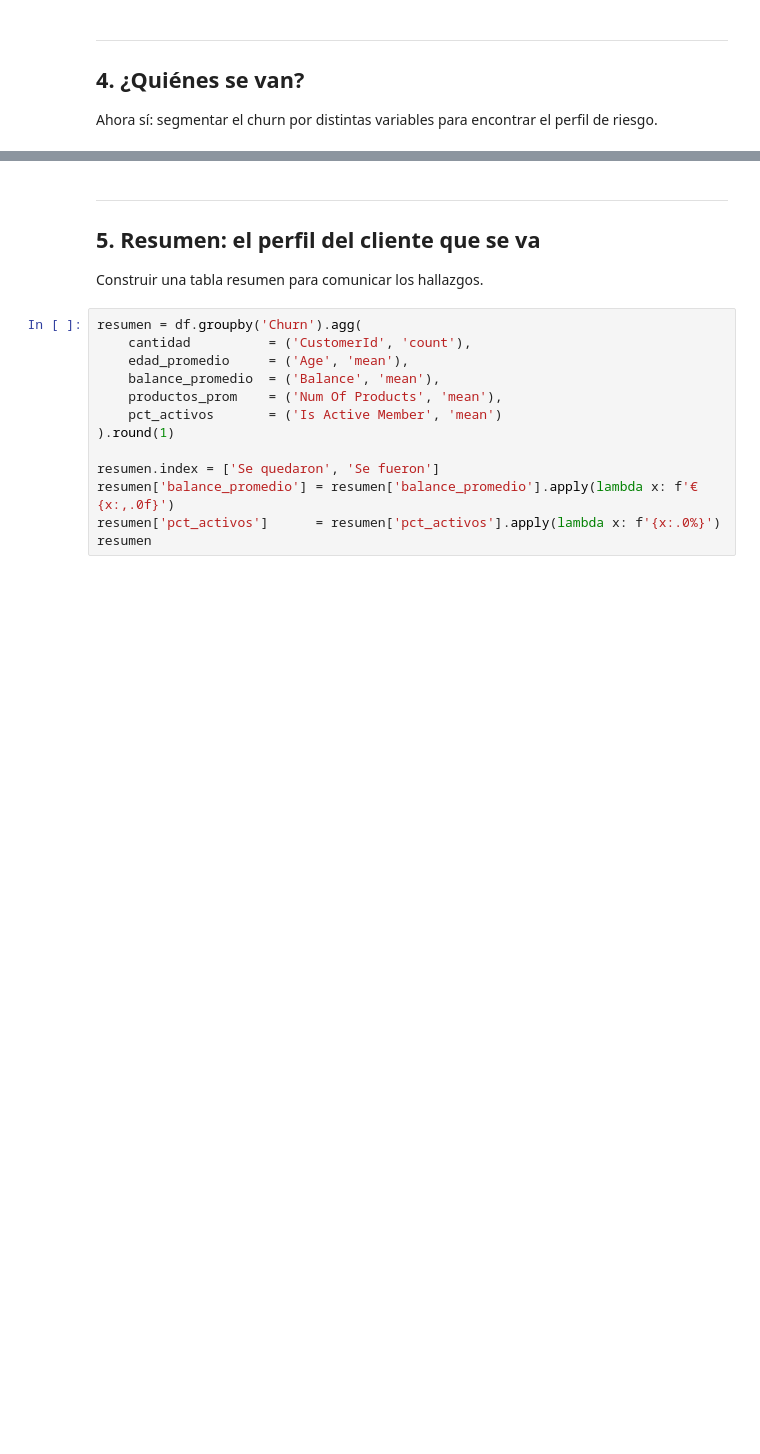
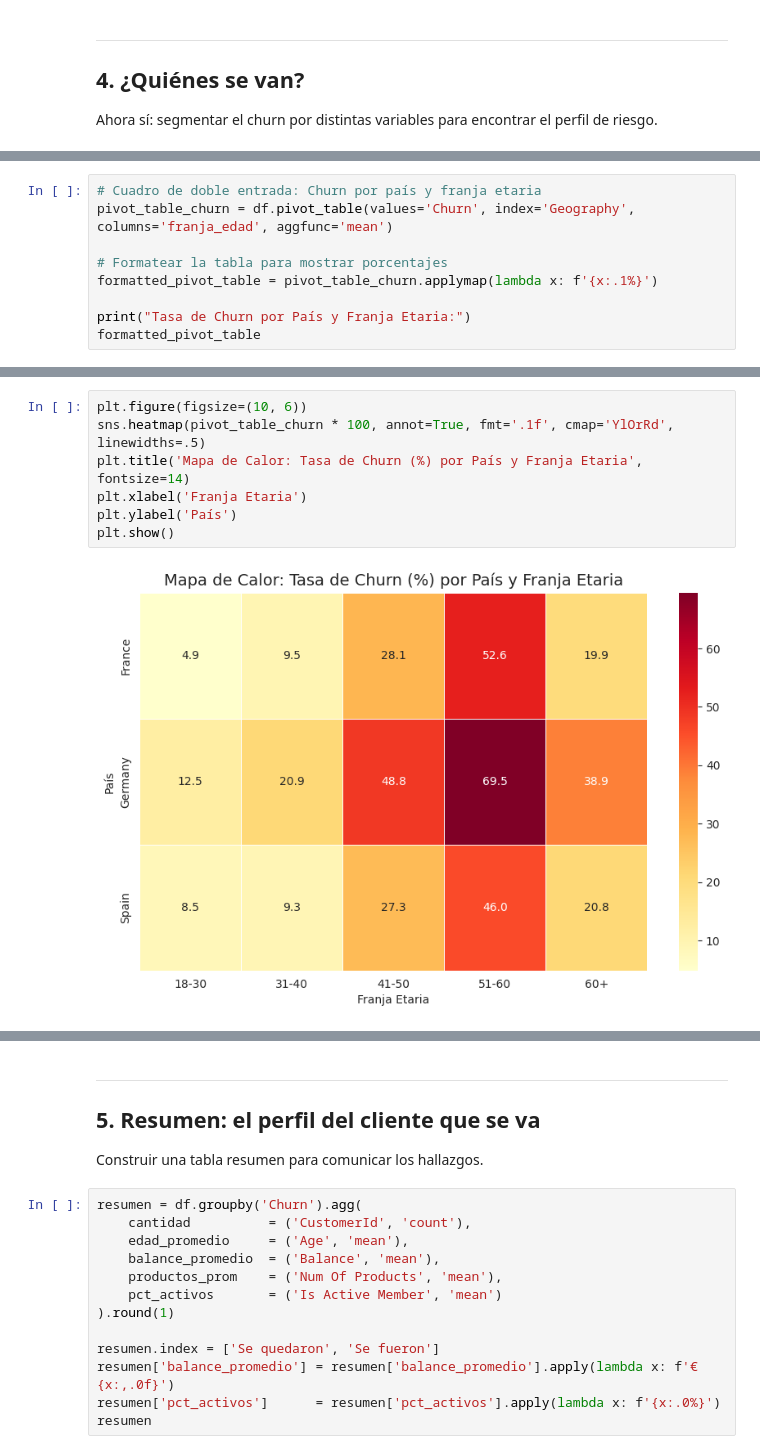
Before and after one commit to camilojaure/itba-pad, a Jupyter notebook: Clase 1/Clase_1_Intro.ipynb, the cells around one changed output, grey strips where cells are left out. Cells and saved outputs as stored; diff of their text form; blank space fills up the shorter version.

```diff
--- a/Clase 1/Clase_1_Intro.ipynb
+++ b/Clase 1/Clase_1_Intro.ipynb
@@ -134,0 +194,9 @@ plt.show()
+# %%
+# Cuadro de doble entrada: Churn por país y franja etaria
+pivot_table_churn = df.pivot_table(values='Churn', index='Geography', columns='franja_edad', aggfunc='mean')
+
+# Formatear la tabla para mostrar porcentajes
+formatted_pivot_table = pivot_table_churn.applymap(lambda x: f'{x:.1%}')
+
+print("Tasa de Churn por País y Franja Etaria:")
+formatted_pivot_table
@@ -134,0 +210,9 @@ plt.show()
+# %%
+plt.figure(figsize=(10, 6))
+sns.heatmap(pivot_table_churn * 100, annot=True, fmt='.1f', cmap='YlOrRd', linewidths=.5)
+plt.title('Mapa de Calor: Tasa de Churn (%) por País y Franja Etaria', fontsize=14)
+plt.xlabel('Franja Etaria')
+plt.ylabel('País')
+plt.show()
+# %% [output]
+[figure, added]
```
Also changed, not shown: parts of 21 cells of this notebook.
